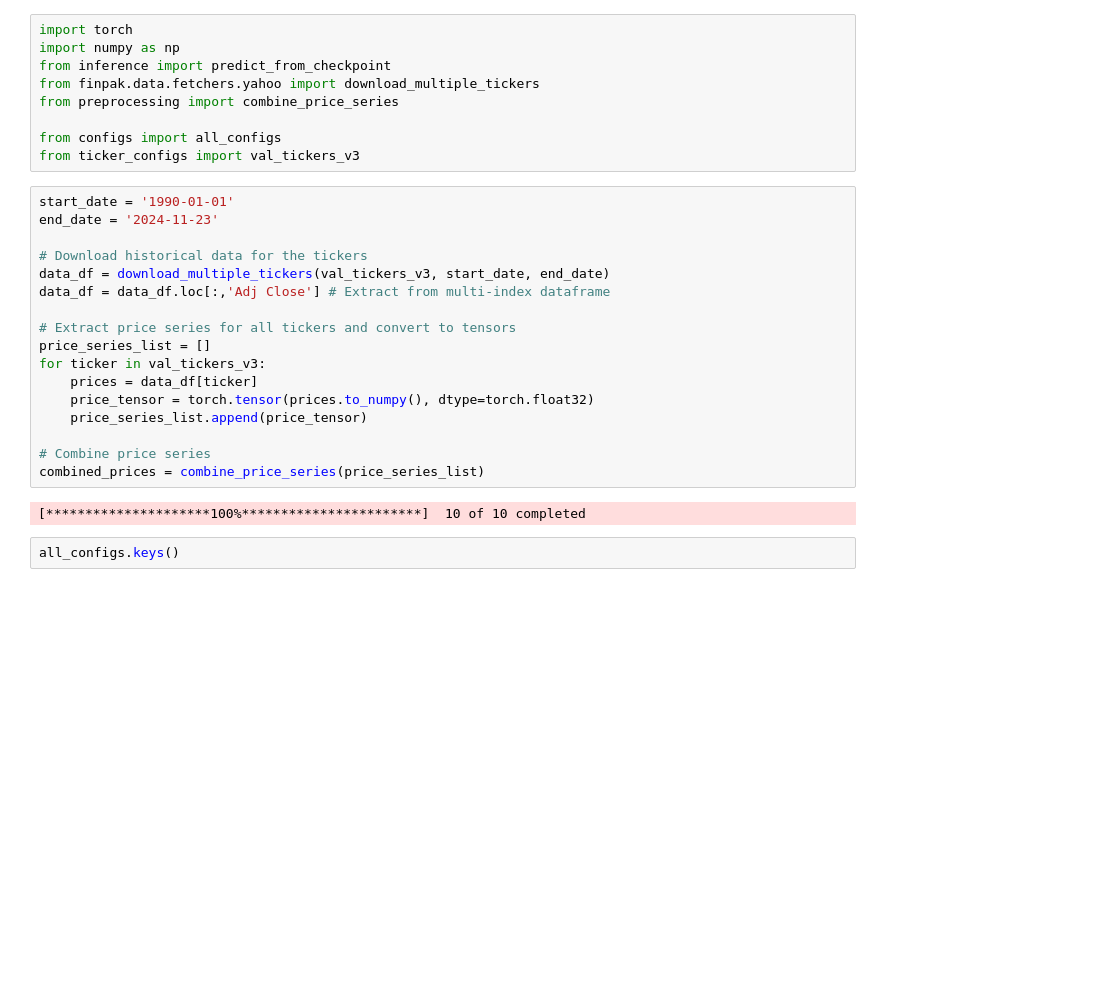
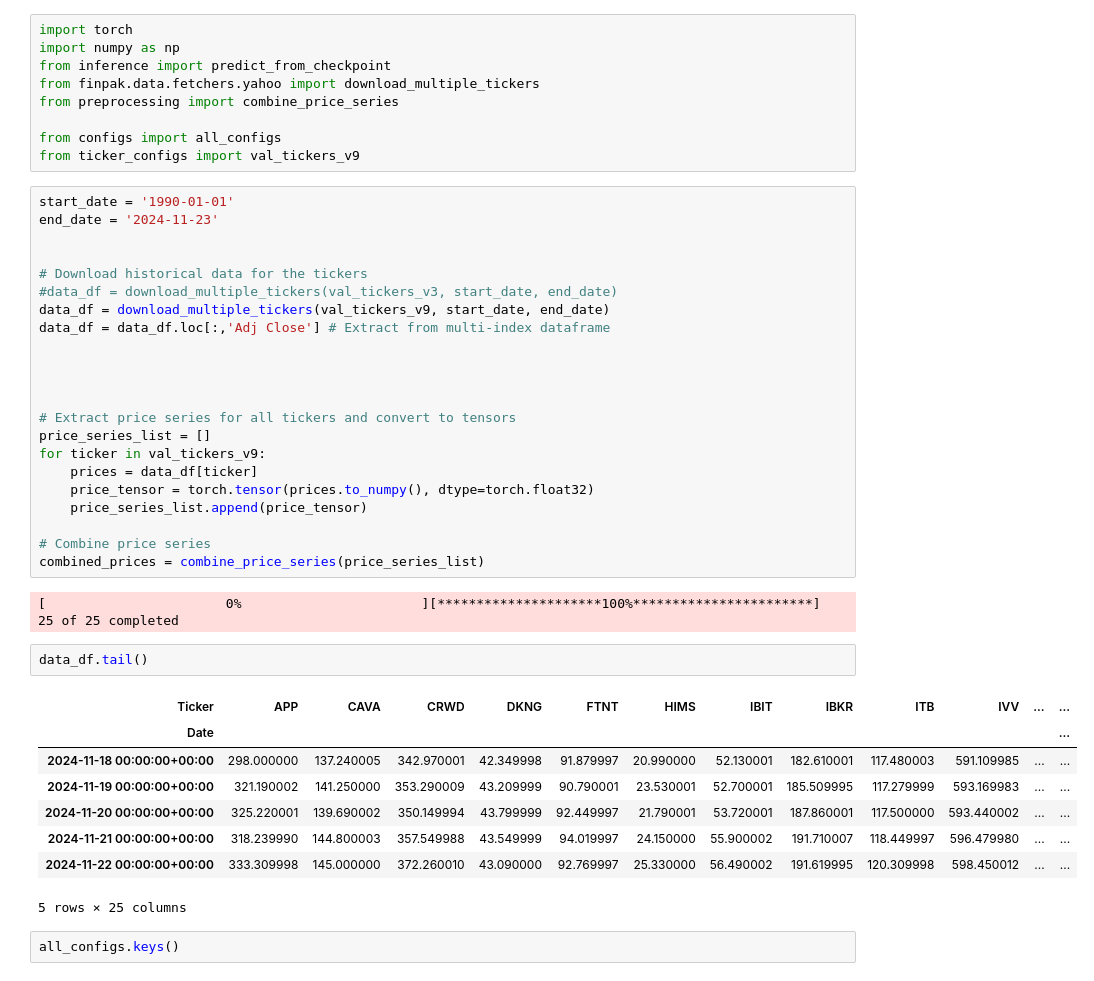
Before and after one commit to voxmenthe/FINPAK, a Jupyter notebook: src/finpak/transformer_predictions/inf_nb.ipynb, the cells around one changed output. Drawn from its saved outputs; the diff is of its cells as text; blank space fills up the shorter version.

```diff
--- a/src/finpak/transformer_predictions/inf_nb.ipynb
+++ b/src/finpak/transformer_predictions/inf_nb.ipynb
@@ -6,18 +6,23 @@ from finpak.data.fetchers.yahoo import download_multiple_tickers
 from preprocessing import combine_price_series
 
 from configs import all_configs
-from ticker_configs import val_tickers_v3
+from ticker_configs import val_tickers_v9
 # %%
 start_date = '1990-01-01'
 end_date = '2024-11-23'
 
+
 # Download historical data for the tickers
-data_df = download_multiple_tickers(val_tickers_v3, start_date, end_date)
+#data_df = download_multiple_tickers(val_tickers_v3, start_date, end_date)
+data_df = download_multiple_tickers(val_tickers_v9, start_date, end_date)
 data_df = data_df.loc[:,'Adj Close'] # Extract from multi-index dataframe
+
+
+
 
 # Extract price series for all tickers and convert to tensors
 price_series_list = []
-for ticker in val_tickers_v3:
+for ticker in val_tickers_v9:
     prices = data_df[ticker]
     price_tensor = torch.tensor(prices.to_numpy(), dtype=torch.float32)
     price_series_list.append(price_tensor)
@@ -25,7 +30,18 @@ for ticker in val_tickers_v3:
 # Combine price series
 combined_prices = combine_price_series(price_series_list)
 # %% [output]
-[*********************100%***********************]  10 of 10 completed
+[                       0%                       ][*********************100%***********************]  25 of 25 completed
+# %%
+data_df.tail()
+# %% [output]
+| Ticker | APP | CAVA | CRWD | DKNG | FTNT | HIMS | IBIT | IBKR | ITB | IVV | ... | ... |
+| Date |  |  |  |  |  |  |  |  |  |  |  | ... |
+| 2024-11-18 00:00:00+00:00 | 298.000000 | 137.240005 | 342.970001 | 42.349998 | 91.879997 | 20.990000 | 52.130001 | 182.610001 | 117.480003 | 591.109985 | ... | ... |
+| 2024-11-19 00:00:00+00:00 | 321.190002 | 141.250000 | 353.290009 | 43.209999 | 90.790001 | 23.530001 | 52.700001 | 185.509995 | 117.279999 | 593.169983 | ... | ... |
+| 2024-11-20 00:00:00+00:00 | 325.220001 | 139.690002 | 350.149994 | 43.799999 | 92.449997 | 21.790001 | 53.720001 | 187.860001 | 117.500000 | 593.440002 | ... | ... |
+| 2024-11-21 00:00:00+00:00 | 318.239990 | 144.800003 | 357.549988 | 43.549999 | 94.019997 | 24.150000 | 55.900002 | 191.710007 | 118.449997 | 596.479980 | ... | ... |
+| 2024-11-22 00:00:00+00:00 | 333.309998 | 145.000000 | 372.260010 | 43.090000 | 92.769997 | 25.330000 | 56.490002 | 191.619995 | 120.309998 | 598.450012 | ... | ... |
+5 rows × 25 columns
 # %%
 all_configs.keys()
 # %% [output]
```
Also changed, not shown: parts of 1 cell of this notebook, 8 other files.
